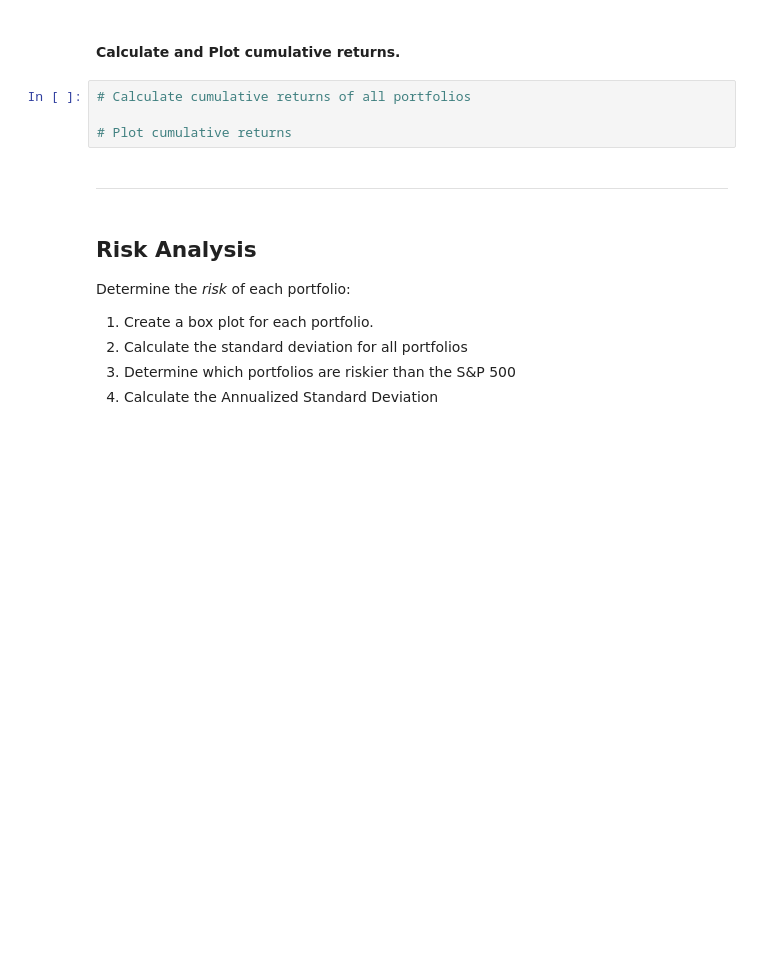
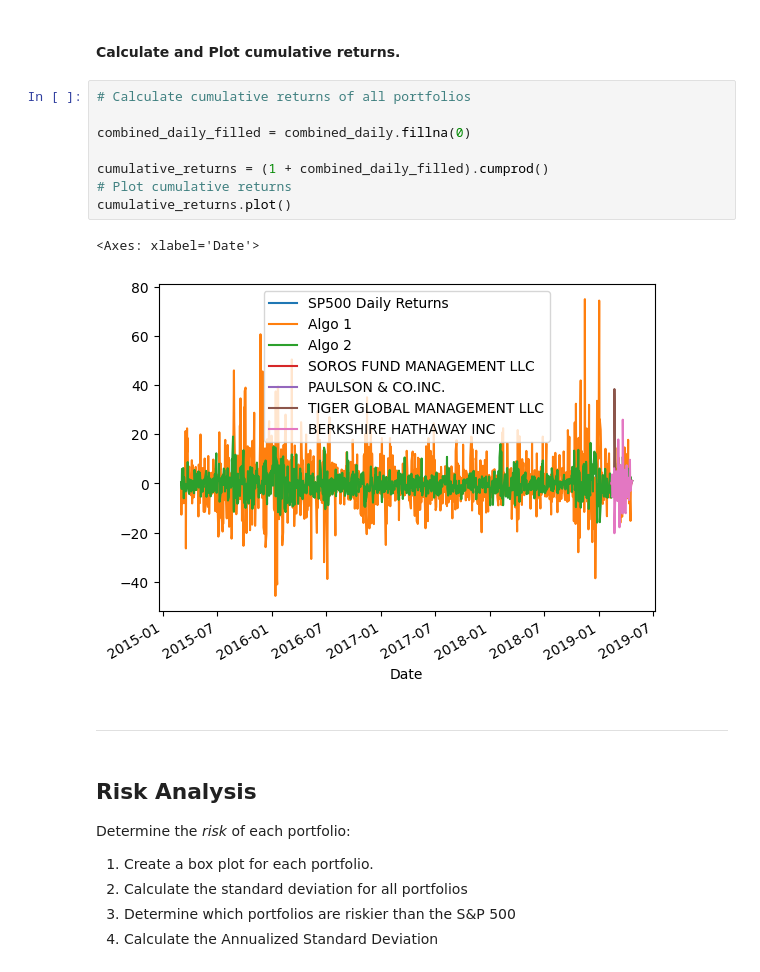
Before and after one commit to bittraidr/Challenge_4, a Jupyter notebook: whale_analysis.ipynb, the cells around one changed output. Cells and saved outputs as stored; diff of their text form; blank space fills up the shorter version.

```diff
--- a/whale_analysis.ipynb
+++ b/whale_analysis.ipynb
@@ -269,7 +265,14 @@ combined_daily.head()
 # %%
 # Calculate cumulative returns of all portfolios
 
+combined_daily_filled = combined_daily.fillna(0)
+
+cumulative_returns = (1 + combined_daily_filled).cumprod()
 # Plot cumulative returns
+cumulative_returns.plot()
+# %% [output]
+<Axes: xlabel='Date'>
+[figure, added]
 # %% [markdown]
 ---
 # %% [markdown]
```
Also changed, not shown: parts of 15 cells of this notebook.
